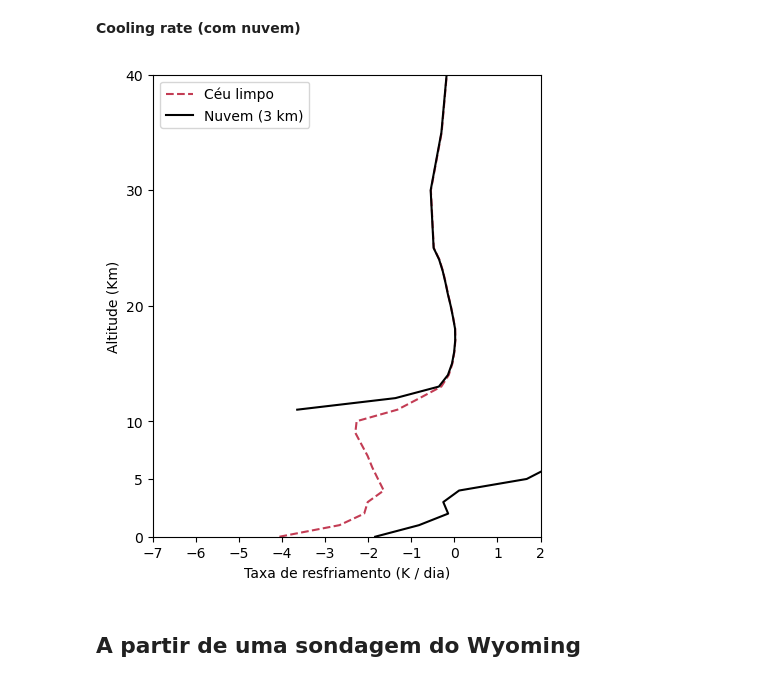
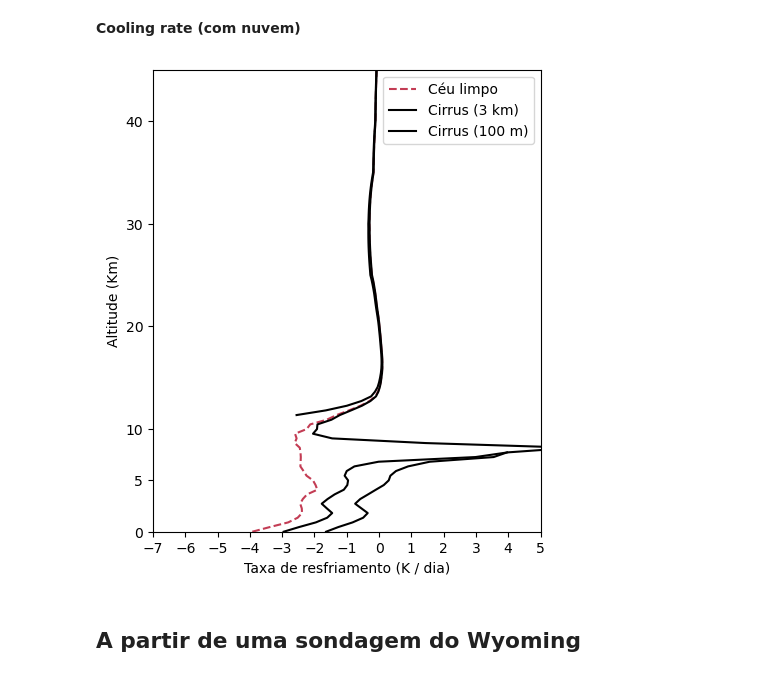
Before and after one commit to Lucas-Me/Rad-PPGM, a Jupyter notebook: exemplo.ipynb, the cells around one changed output. Cells and saved outputs as stored; diff of their text form; code cells hidden in the pictures.

```diff
--- a/exemplo.ipynb
+++ b/exemplo.ipynb
@@ -91,6 +91,6 @@ def read_wyoming_sounding(file_path):
 
 	return df
 # %%
-df = read_profile(r".\Dados\tropical.csv")
+df = read_profile(r".\Dados\tropical.csv", nlevs = 100)
 df
 # %% [output]
@@ -126,11 +122,10 @@ df
 
 modelo = cooling_rate.CoolingRate(
     T = df['temp'].values,
-    u = df['u'].values,
     q = df['mixr'].values,
     p = df['pres'].values,
     Qv = df['water_density'].values * 1e-3, # [kg / m^3]
-    nlevels = 100
+    z = df['hght'].values
     )
 
 # Taxa de resfriamento [K / day]
@@ -173,37 +168,49 @@ plt.show()
 # ------------- SIGLAS -------------
 # cr = cooling rate
 # all =  all bands (rot + cont + vib)
 
 # Taxa de resfriamento [K / day]
-df['cr_cloud_all'] = modelo.cloudy_atmosphere(
+df['cirrus_3km'] = modelo.cloudy_atmosphere(
 	band = 'all', # Todas as bandas
 	Ecb = 0.9876, # Emissividade da base da nuvem
 	Ect = 0.9876, # Emissividade do topo da nuvem
 	Rc = 0.2401, # Refletividade da nuvem
 	Tc = 0, # Transmissividade da nuvem
-	Ncb = 7, # Indice (nivel) na sondagem onde a base da nuvem esta
-	Nct= 10, # Indice (nivel) na sondagem onde o topo da nuvem esta
+	Zcb = 8000, # Indice (nivel) na sondagem onde a base da nuvem esta
+	Zct= 11000, # Indice (nivel) na sondagem onde o topo da nuvem esta
+	)
+
+df['cirrus_100m'] = modelo.cloudy_atmosphere(
+	band = 'all', # Todas as bandas
+	Ecb = 0.4488, # Emissividade da base da nuvem
+	Ect = 0.4488, # Emissividade do topo da nuvem
+	Rc = 0.0679, # Refletividade da nuvem
+	Tc = 0.5594, # Transmissividade da nuvem
+	Zcb = 8000, # Indice (nivel) na sondagem onde a base da nuvem esta
+	Zct= 8100, # Indice (nivel) na sondagem onde o topo da nuvem esta
 	)
 
 # Figura
 fig, ax  = plt.subplots(figsize = (5, 6))
 
 ax.plot(df['cr_nc_all'], df['hght'] * 1e-3, '--', color = '#C33C54', label = 'Céu limpo')
-ax.plot(df['cr_cloud_all'], df['hght'] * 1e-3, '-', color = 'k', label = 'Nuvem (3 km)')
+ax.plot(df['cirrus_3km'], df['hght'] * 1e-3, '-', color = 'k', label = 'Cirrus (3 km)')
+ax.plot(df['cirrus_100m'], df['hght'] * 1e-3, '-', color = 'k', label = 'Cirrus (100 m)')
+
 
 # Eixo Y
-ax.set_ylim(0, 40)
 ax.set_yticks([0, 5, 10, 20, 30, 40])
+ax.set_ylim(0, 45)
 
 # Eixo X
 ax.set_xticks(np.arange(-20, 20, 1))
-ax.set_xlim(-7, 2)
+ax.set_xlim(-7, 5)
 
 # Textos
 ax.set_ylabel("Altitude (Km)")
 ax.set_xlabel("Taxa de resfriamento (K / dia)")
 
 plt.legend()
 plt.show()
 # %% [output]
-[figure, old version]
+[figure, new version]
```
Also changed, not shown: parts of 13 cells of this notebook.
